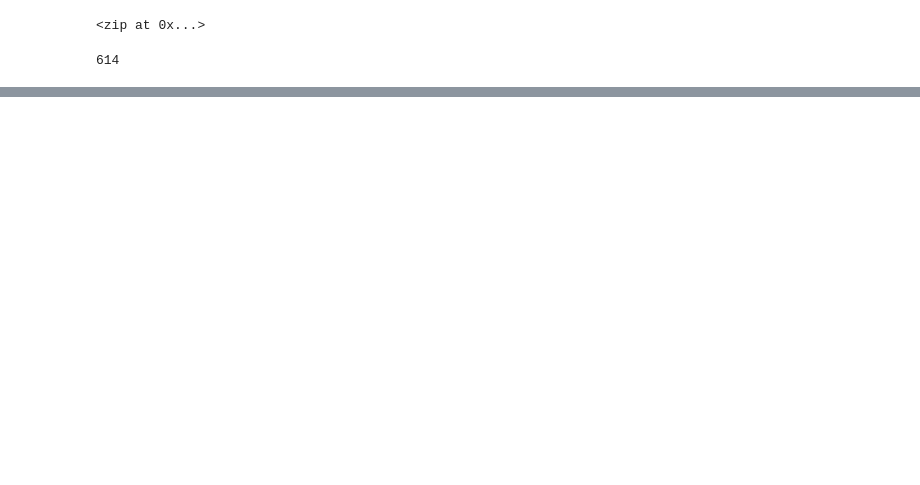
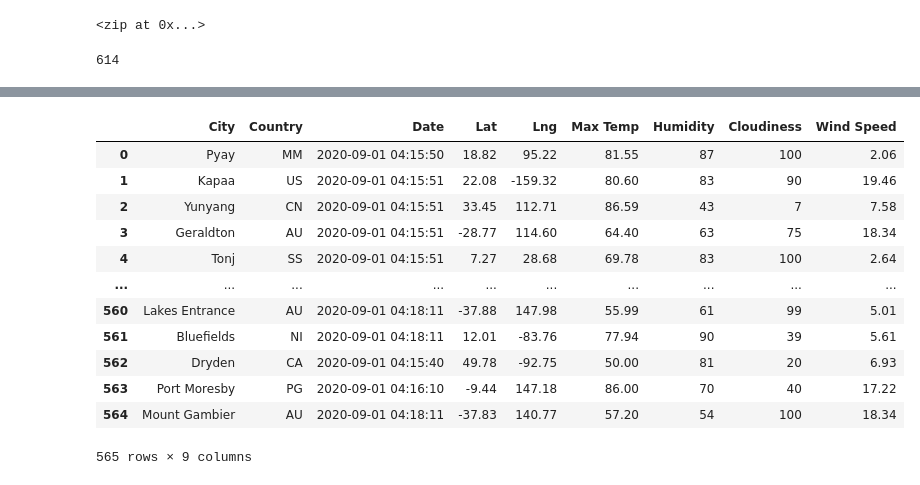
Before and after one commit to smulhern03-bootcamp/World_Weather_Analysis, a Jupyter notebook: WeatherPy.ipynb, the cells around one changed output, grey strips where cells are left out. Cells and saved outputs as stored; diff of their text form; code cells hidden in the pictures; blank space fills up the shorter version.

```diff
--- a/WeatherPy.ipynb
+++ b/WeatherPy.ipynb
@@ -33,0 +43,4 @@ len(cities)
+# %%
+# Starting URL for Weather Map API Call.
+url = "http://api.openweathermap.org/data/2.5/weather?units=Imperial&APPID=" + weather_api_key
+print(url)
@@ -33,0 +130,4 @@ len(cities)
+# %%
+#Convert the array of dictionaries to Pandas DataFrame.
+city_data_df = pd.DataFrame(city_data)
+city_data_df.head(10)
@@ -33,0 +146,18 @@ len(cities)
+# %%
+new_column_order = ["City", "Country", "Date", "Lat", "Lng", "Max Temp", "Humidity", "Cloudiness", "Wind Speed"]
+city_data_df = city_data_df[new_column_order]
+city_data_df
+# %% [output]
+|  | City | Country | Date | Lat | Lng | Max Temp | Humidity | Cloudiness | Wind Speed |
+| 0 | Pyay | MM | 2020-09-01 04:15:50 | 18.82 | 95.22 | 81.55 | 87 | 100 | 2.06 |
+| 1 | Kapaa | US | 2020-09-01 04:15:51 | 22.08 | -159.32 | 80.60 | 83 | 90 | 19.46 |
+| 2 | Yunyang | CN | 2020-09-01 04:15:51 | 33.45 | 112.71 | 86.59 | 43 | 7 | 7.58 |
+| 3 | Geraldton | AU | 2020-09-01 04:15:51 | -28.77 | 114.60 | 64.40 | 63 | 75 | 18.34 |
+| 4 | Tonj | SS | 2020-09-01 04:15:51 | 7.27 | 28.68 | 69.78 | 83 | 100 | 2.64 |
+| ... | ... | ... | ... | ... | ... | ... | ... | ... | ... |
+| 560 | Lakes Entrance | AU | 2020-09-01 04:18:11 | -37.88 | 147.98 | 55.99 | 61 | 99 | 5.01 |
+| 561 | Bluefields | NI | 2020-09-01 04:18:11 | 12.01 | -83.76 | 77.94 | 90 | 39 | 5.61 |
+| 562 | Dryden | CA | 2020-09-01 04:15:40 | 49.78 | -92.75 | 50.00 | 81 | 20 | 6.93 |
+| 563 | Port Moresby | PG | 2020-09-01 04:16:10 | -9.44 | 147.18 | 86.00 | 70 | 40 | 17.22 |
+| 564 | Mount Gambier | AU | 2020-09-01 04:18:11 | -37.83 | 140.77 | 57.20 | 54 | 100 | 18.34 |
+565 rows × 9 columns
```
Also changed, not shown: parts of 9 cells of this notebook, 3 other files.
